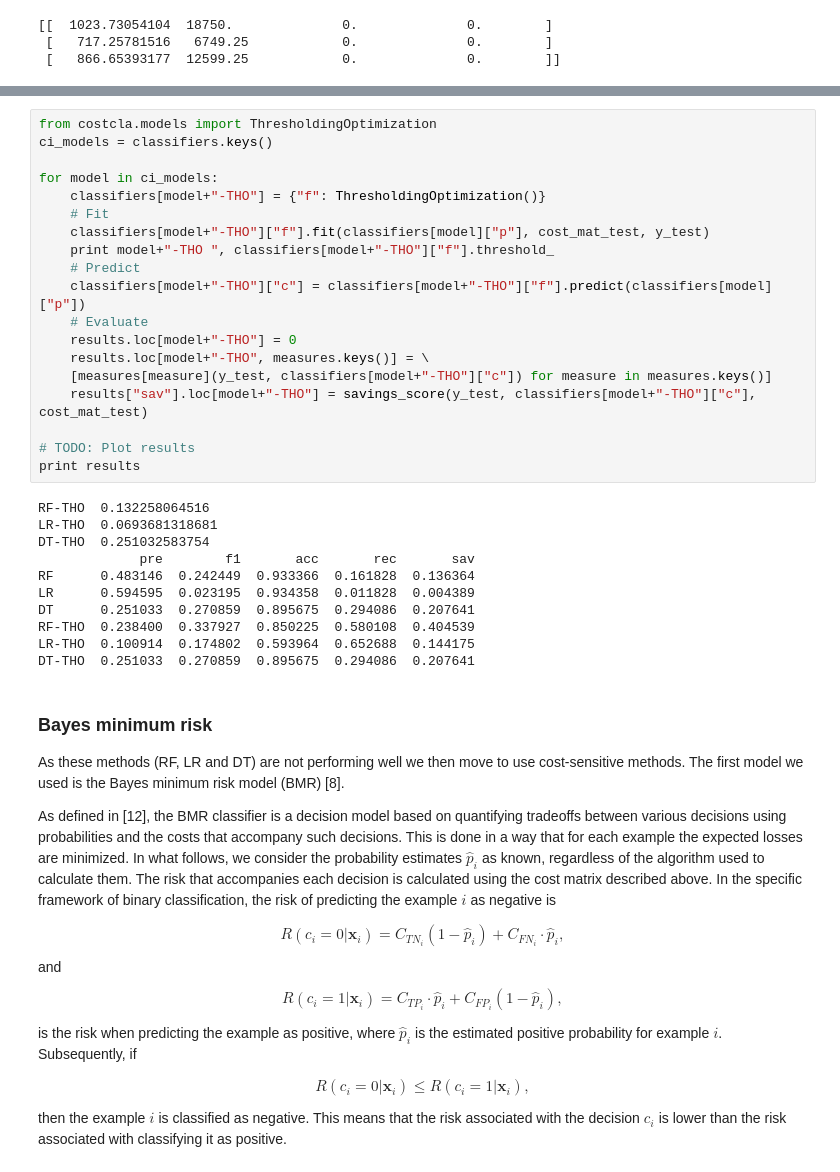
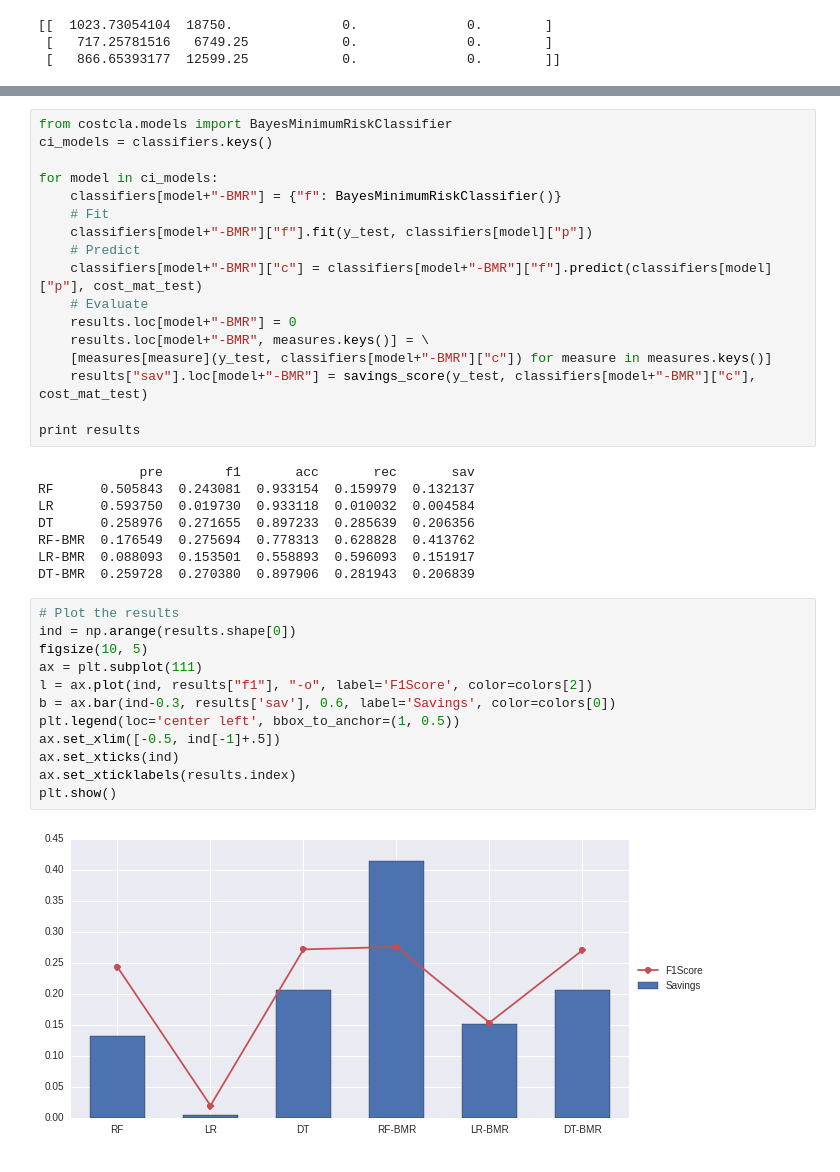
Before and after one commit to albahnsen/CostSensitiveClassification, a Jupyter notebook: doc/tutorial/tutorial_edcs_credit_scoring.ipynb, the cells around one changed output, grey strips where cells are left out. Drawn from its saved outputs; the diff is of its cells as text.

```diff
--- a/doc/tutorial/tutorial_edcs_credit_scoring.ipynb
+++ b/doc/tutorial/tutorial_edcs_credit_scoring.ipynb
@@ -278,53 +322,39 @@ TODO: fill
 # %%
-from costcla.models import ThresholdingOptimization
+from costcla.models import BayesMinimumRiskClassifier
 ci_models = classifiers.keys()
 
 for model in ci_models:
-    classifiers[model+"-THO"] = {"f": ThresholdingOptimization()}
+    classifiers[model+"-BMR"] = {"f": BayesMinimumRiskClassifier()}
     # Fit
-    classifiers[model+"-THO"]["f"].fit(classifiers[model]["p"], cost_mat_test, y_test)
-    print model+"-THO ", classifiers[model+"-THO"]["f"].threshold_
+    classifiers[model+"-BMR"]["f"].fit(y_test, classifiers[model]["p"])
     # Predict
-    classifiers[model+"-THO"]["c"] = classifiers[model+"-THO"]["f"].predict(classifiers[model]["p"])
+    classifiers[model+"-BMR"]["c"] = classifiers[model+"-BMR"]["f"].predict(classifiers[model]["p"], cost_mat_test)
     # Evaluate
-    results.loc[model+"-THO"] = 0
-    results.loc[model+"-THO", measures.keys()] = \
-    [measures[measure](y_test, classifiers[model+"-THO"]["c"]) for measure in measures.keys()]
-    results["sav"].loc[model+"-THO"] = savings_score(y_test, classifiers[model+"-THO"]["c"], cost_mat_test)
+    results.loc[model+"-BMR"] = 0
+    results.loc[model+"-BMR", measures.keys()] = \
+    [measures[measure](y_test, classifiers[model+"-BMR"]["c"]) for measure in measures.keys()]
+    results["sav"].loc[model+"-BMR"] = savings_score(y_test, classifiers[model+"-BMR"]["c"], cost_mat_test)
 
-# TODO: Plot results
 print results
 # %% [output]
-RF-THO  0.132258064516
-LR-THO  0.0693681318681
-DT-THO  0.251032583754
              pre        f1       acc       rec       sav
-RF      0.483146  0.242449  0.933366  0.161828  0.136364
-LR      0.594595  0.023195  0.934358  0.011828  0.004389
-DT      0.251033  0.270859  0.895675  0.294086  0.207641
-RF-THO  0.238400  0.337927  0.850225  0.580108  0.404539
-LR-THO  0.100914  0.174802  0.593964  0.652688  0.144175
-DT-THO  0.251033  0.270859  0.895675  0.294086  0.207641
+RF      0.505843  0.243081  0.933154  0.159979  0.132137
+LR      0.593750  0.019730  0.933118  0.010032  0.004584
+DT      0.258976  0.271655  0.897233  0.285639  0.206356
+RF-BMR  0.176549  0.275694  0.778313  0.628828  0.413762
+LR-BMR  0.088093  0.153501  0.558893  0.596093  0.151917
+DT-BMR  0.259728  0.270380  0.897906  0.281943  0.206839
-# %% [markdown]
-### Bayes minimum risk
-
-As these methods (RF, LR and DT) are not performing well we then move to use cost-sensitive methods. The first model we used is the Bayes minimum risk model (BMR) [8].
-
-As defined in [12], the BMR classifier is a decision model based on quantifying
-tradeoffs between various decisions using probabilities and the costs that accompany such decisions.
-This is done in a way that for each example the expected losses are minimized. In  what follows, we
-consider the probability estimates $\hat p_i$ as known, regardless of the algorithm used to
-calculate them.  The risk that accompanies each decision is calculated using the cost matrix described above.
-In the specific framework of binary classification, the risk of predicting the example $i$ as negative is
-
-$$ R(c_i=0|\mathbf{x}_i)=C_{TN_i}(1-\hat p_i)+C_{FN_i} \cdot \hat p_i, $$
-and
-$$ R(c_i=1|\mathbf{x}_i)=C_{TP_i} \cdot \hat p_i + C_{FP_i}(1- \hat p_i), $$
-
-is the risk when predicting the example as positive, where $\hat p_i$ is the estimated positive
-probability for example $i$. Subsequently, if
-
-$$  R(c_i=0|\mathbf{x}_i) \le R(c_i=1|\mathbf{x}_i), $$
-
-then  the example $i$ is classified as negative. This means that the risk associated with the
-decision $c_i$ is lower than the risk associated with classifying it as positive.
+# %%
+# Plot the results
+ind = np.arange(results.shape[0])
+figsize(10, 5)
+ax = plt.subplot(111)
+l = ax.plot(ind, results["f1"], "-o", label='F1Score', color=colors[2])
+b = ax.bar(ind-0.3, results['sav'], 0.6, label='Savings', color=colors[0])
+plt.legend(loc='center left', bbox_to_anchor=(1, 0.5))
+ax.set_xlim([-0.5, ind[-1]+.5])
+ax.set_xticks(ind)
+ax.set_xticklabels(results.index)
+plt.show()
+# %% [output]
+[figure, added]
```
Also changed, not shown: parts of 20 cells of this notebook.
